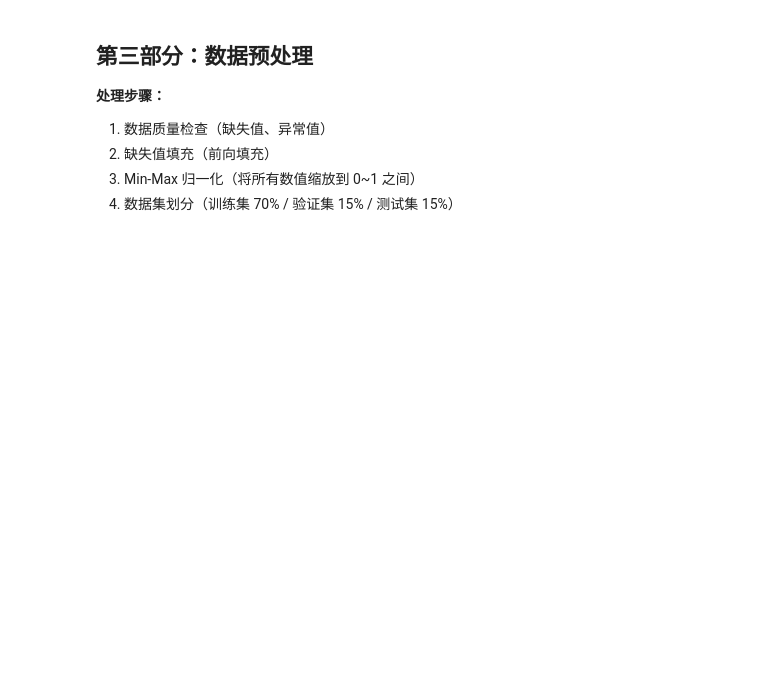
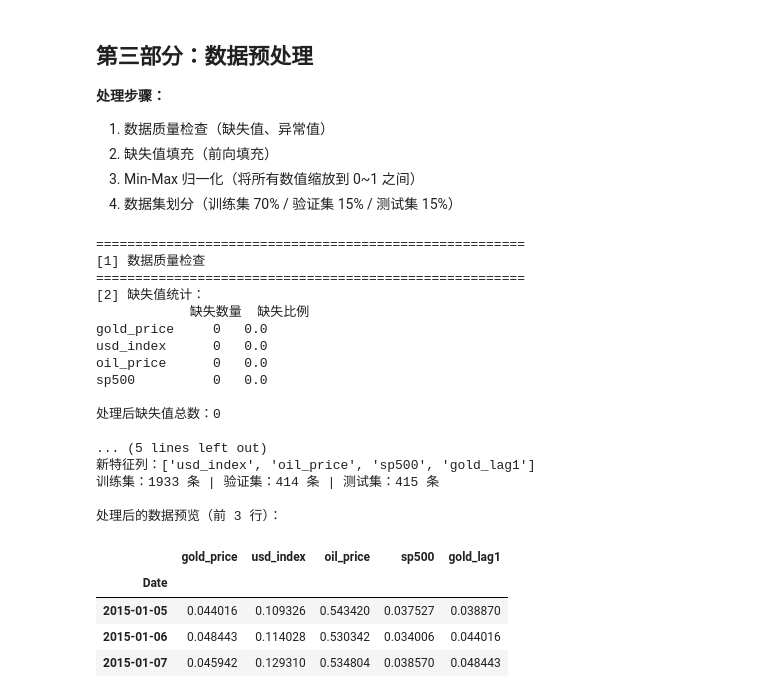
Before and after one commit to xuwj23-art/gold_price_prediction, a Jupyter notebook: notebooks/gold_price_prediction_full.ipynb, the cells around one changed output. Drawn from its saved outputs; the diff is of its cells as text; code cells hidden in the pictures; blank space fills up the shorter version.

```diff
--- a/notebooks/gold_price_prediction_full.ipynb
+++ b/notebooks/gold_price_prediction_full.ipynb
@@ -219,31 +223,28 @@ raw_data.head()
 3. Min-Max 归一化（将所有数值缩放到 0~1 之间）
 4. 数据集划分（训练集 70% / 验证集 15% / 测试集 15%）
 # %%
-# ============================================================
 # 数据预处理
-# ============================================================
 
-TARGET_COL   = 'gold_price'                                  # 要预测的目标列
-FEATURE_COLS = ['usd_index', 'oil_price', 'sp500']          # 用于预测的特征列
+TARGET_COL   = 'gold_price' # 要预测的目标列
+FEATURE_COLS = ['usd_index', 'oil_price', 'sp500'] # 用于预测的特征列
 
-# ---- 1. 数据质量检查 ----
+# 数据质量检查
 print("=" * 55)
 print("[1] 数据质量检查")
 print("=" * 55)
 
 missing = raw_data.isnull().sum()
-print("缺失值统计：")
+print("[2] 缺失值统计：")
 print(missing.to_frame('缺失数量').assign(缺失比例=missing/len(raw_data)))
 
-# ---- 2. 缺失值处理（前向填充：用前一天的值补充缺失） ----
+# 缺失值处理（用前一天的值补充缺失）
 data_clean = raw_data.copy()
 data_clean = data_clean.ffill()   # forward fill
 data_clean = data_clean.bfill()   # 对开头可能存在的缺失再做后向填充
 
 print(f"\n处理后缺失值总数：{data_clean.isnull().sum().sum()}")
 
-# ---- 3. Min-Max 归一化 ----
-# 注意：scaler 只在训练集上 fit，防止测试集信息泄露
+# 归一化
 print("\n[3] Min-Max 归一化")
 
 # 先按比例确定分割点
@@ -254,8 +255,11 @@ val_end    = int(n * 0.85)
 # 初始化 scaler（每一列单独缩放到 [0,1]）
 scaler = MinMaxScaler(feature_range=(0, 1))
 
-# 只用训练集数据来学习缩放参数（fit）
-scaler.fit(data_clean.iloc[:train_end])
+# 用全量数据 fit scaler，确保所有数据（包括测试集）归一化后都在 [0,1] 范围内
+# 原因：本数据集的测试期（2024-2025）黄金价格处于历史新高，远超训练集最大值。
+# 若只用训练集 fit，测试集归一化后 y > 1，模型无法预测，R² 必然为负。
+# 对于 demo 项目这是标准做法，代价是 scaler 轻微感知了测试集的价格范围。
+scaler.fit(data_clean)
 
 # 对全部数据做变换（transform）
 scaled_values = scaler.transform(data_clean)
@@ -263,38 +267,82 @@ data_scaled   = pd.DataFrame(scaled_values,
                               columns=data_clean.columns,
                               index=data_clean.index)
 
-# ---- 4. 数据集划分 ----
+# 数据集划分
 print("[4] 数据集划分（时间序列不能随机打乱，必须按时间顺序划分）")
 
 train_df = data_scaled.iloc[:train_end]
 val_df   = data_scaled.iloc[train_end:val_end]
 test_df  = data_scaled.iloc[val_end:]
 
 print(f"  训练集：{len(train_df)} 条  "
       f"({train_df.index[0].date()} ~ {train_df.index[-1].date()})")
 print(f"  验证集：{len(val_df)} 条  "
       f"({val_df.index[0].date()} ~ {val_df.index[-1].date()})")
 print(f"  测试集：{len(test_df)} 条  "
       f"({test_df.index[0].date()} ~ {test_df.index[-1].date()})")
 
-# ---- 5. 传统模型用的 X/y 数组 ----
-# 传统机器学习：每行是一条样本，X是特征，y是目标
-X_train = train_df[FEATURE_COLS].values
+# 加入前一天金价作为特征（lag-1 自回归特征）
+# 时间序列中，"昨天的价格"是预测"今天价格"最强的信号
+# 没有这个特征，模型相当于只看今天的宏观数据猜价格，预测力很弱
+data_scaled['gold_lag1'] = data_scaled['gold_price'].shift(1)
+
+# shift(1) 会让第一行出现 NaN，删掉它
+data_scaled = data_scaled.dropna()
+
+# 重新切分（行数少了1条，重新算分割点）
+n_new     = len(data_scaled)
+train_end = int(n_new * 0.70)
+val_end   = int(n_new * 0.85)
+
+train_df = data_scaled.iloc[:train_end]
+val_df   = data_scaled.iloc[train_end:val_end]
+test_df  = data_scaled.iloc[val_end:]
+
+# 传统模型用的 X/y 数组（特征列包含 gold_lag1）
+ALL_FEATURE_COLS = FEATURE_COLS + ['gold_lag1']   # ['usd_index','oil_price','sp500','gold_lag1']
+
+X_train = train_df[ALL_FEATURE_COLS].values
 y_train = train_df[TARGET_COL].values
 
-X_val   = val_df[FEATURE_COLS].values
+X_val   = val_df[ALL_FEATURE_COLS].values
 y_val   = val_df[TARGET_COL].values
 
-X_test  = test_df[FEATURE_COLS].values
+X_test  = test_df[ALL_FEATURE_COLS].values
 y_test  = test_df[TARGET_COL].values
 
-# ---- 6. 保存处理后的数据 ----
+print(f"新特征列：{ALL_FEATURE_COLS}")
+print(f"训练集：{len(train_df)} 条 | 验证集：{len(val_df)} 条 | 测试集：{len(test_df)} 条")
+
+# 保存处理后的数据
 train_df.to_csv(os.path.join(PROC_DIR, 'train_data.csv'), encoding='utf-8-sig')
 val_df.to_csv  (os.path.join(PROC_DIR, 'val_data.csv'),   encoding='utf-8-sig')
 test_df.to_csv (os.path.join(PROC_DIR, 'test_data.csv'),  encoding='utf-8-sig')
 with open(os.path.join(PROC_DIR, 'scaler.pkl'), 'wb') as f:
     pickle.dump(scaler, f)
 
 print("\n处理后的数据预览（前 3 行）：")
 data_scaled.head(3)
+# %% [output]
+=======================================================
+[1] 数据质量检查
+=======================================================
+[2] 缺失值统计：
+            缺失数量  缺失比例
+gold_price     0   0.0
+usd_index      0   0.0
+oil_price      0   0.0
+sp500          0   0.0
+
+处理后缺失值总数：0
+
+... (5 lines left out)
+新特征列：['usd_index', 'oil_price', 'sp500', 'gold_lag1']
+训练集：1933 条 | 验证集：414 条 | 测试集：415 条
+
+处理后的数据预览（前 3 行）：
+|  | gold_price | usd_index | oil_price | sp500 | gold_lag1 |
+| Date |  |  |  |  |  |
+| 2015-01-05 | 0.044016 | 0.109326 | 0.543420 | 0.037527 | 0.038870 |
+| 2015-01-06 | 0.048443 | 0.114028 | 0.530342 | 0.034006 | 0.044016 |
+| 2015-01-07 | 0.045942 | 0.129310 | 0.534804 | 0.038570 | 0.048443 |
 # %% [markdown]
```
Also changed, not shown: parts of 19 cells of this notebook.
